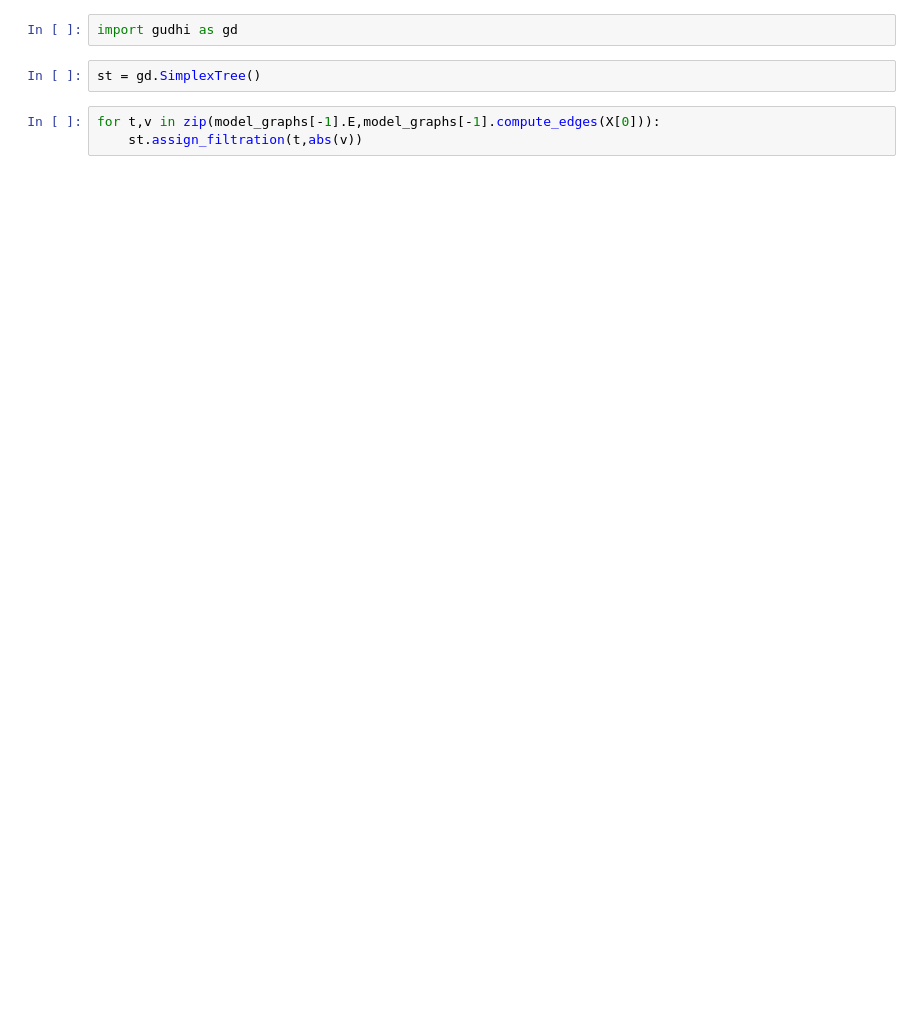
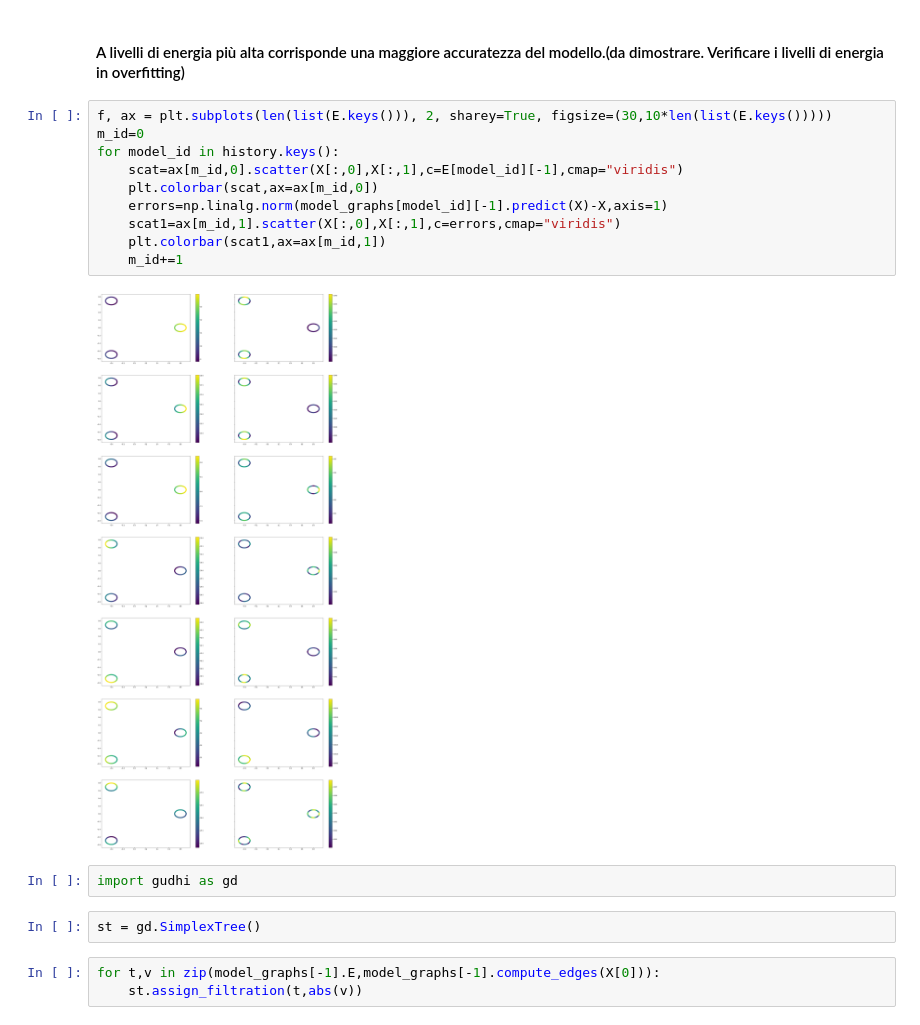
Before and after one commit to rlc-ai/phd, a Jupyter notebook: code/Encoder.ipynb, the cells around one changed output. Cells and saved outputs as stored; diff of their text form; blank space fills up the shorter version.

```diff
--- a/code/Encoder.ipynb
+++ b/code/Encoder.ipynb
@@ -207,3 +121,17 @@ for t,v in zip(model_graphs[-1].E,model_graphs[-1].compute_edges(X[0])):
+# %% [markdown]
+#### A livelli di energia più alta corrisponde una maggiore accuratezza del modello.(da dimostrare. Verificare i livelli di energia in overfitting)
+# %%
+f, ax = plt.subplots(len(list(E.keys())), 2, sharey=True, figsize=(30,10*len(list(E.keys()))))
+m_id=0
+for model_id in history.keys():
+    scat=ax[m_id,0].scatter(X[:,0],X[:,1],c=E[model_id][-1],cmap="viridis")
+    plt.colorbar(scat,ax=ax[m_id,0])
+    errors=np.linalg.norm(model_graphs[model_id][-1].predict(X)-X,axis=1)
+    scat1=ax[m_id,1].scatter(X[:,0],X[:,1],c=errors,cmap="viridis")
+    plt.colorbar(scat1,ax=ax[m_id,1])
+    m_id+=1
+# %% [output]
+[figure, added]
 # %%
 import gudhi as gd
 # %%
```
Also changed, not shown: parts of 70 cells of this notebook, 3 other files.
